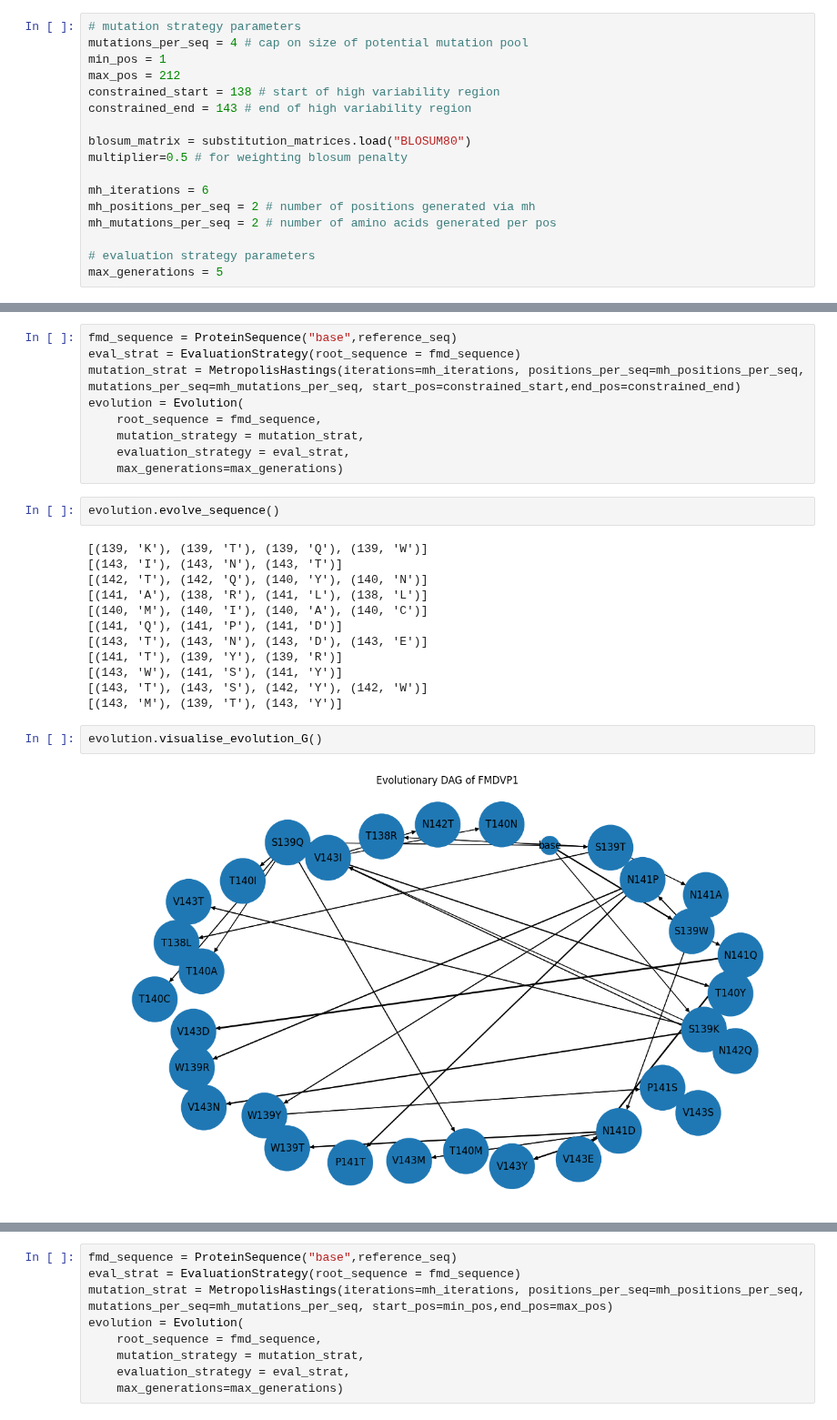
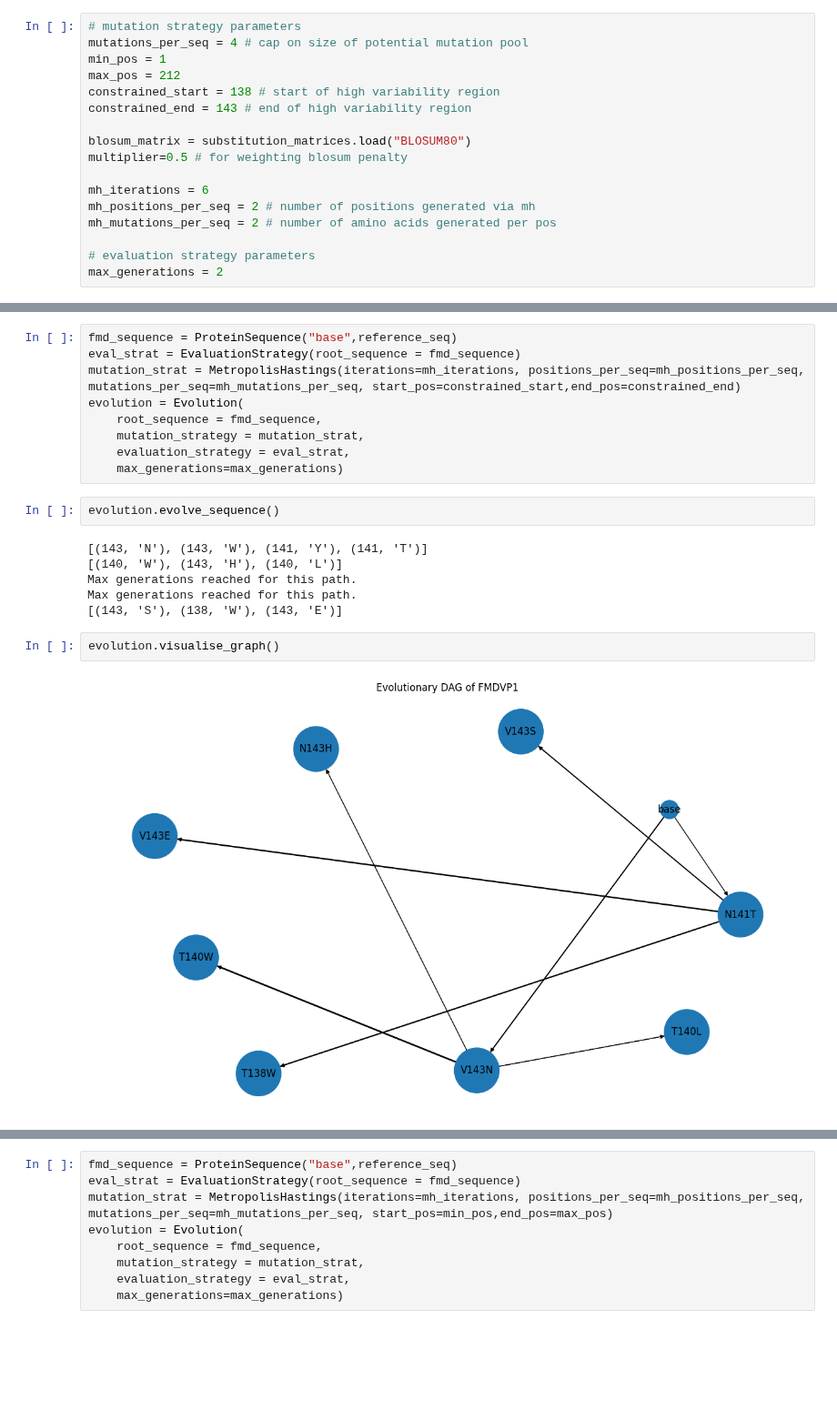
Before and after one commit to aubreyagub/esm2_for_fmdv, a Jupyter notebook: fmd_evolution/fmd-mh.ipynb, the cells around one changed output, grey strips where cells are left out. Shown at 91% size. Cells and saved outputs as stored; diff of their text form; blank space fills up the shorter version.

```diff
--- a/fmd_evolution/fmd-mh.ipynb
+++ b/fmd_evolution/fmd-mh.ipynb
@@ -30,4 +30,4 @@ mh_positions_per_seq = 2 # number of positions generated via mh
 mh_mutations_per_seq = 2 # number of amino acids generated per pos
 
 # evaluation strategy parameters
-max_generations = 5
+max_generations = 2
@@ -43,19 +55,13 @@ evolution = Evolution(
 # %%
 evolution.evolve_sequence()
 # %% [output]
-[(139, 'K'), (139, 'T'), (139, 'Q'), (139, 'W')]
-[(143, 'I'), (143, 'N'), (143, 'T')]
-[(142, 'T'), (142, 'Q'), (140, 'Y'), (140, 'N')]
-[(141, 'A'), (138, 'R'), (141, 'L'), (138, 'L')]
-[(140, 'M'), (140, 'I'), (140, 'A'), (140, 'C')]
-[(141, 'Q'), (141, 'P'), (141, 'D')]
-[(143, 'T'), (143, 'N'), (143, 'D'), (143, 'E')]
-[(141, 'T'), (139, 'Y'), (139, 'R')]
-[(143, 'W'), (141, 'S'), (141, 'Y')]
-[(143, 'T'), (143, 'S'), (142, 'Y'), (142, 'W')]
-[(143, 'M'), (139, 'T'), (143, 'Y')]
+[(143, 'N'), (143, 'W'), (141, 'Y'), (141, 'T')]
+[(140, 'W'), (143, 'H'), (140, 'L')]
+Max generations reached for this path.
+Max generations reached for this path.
+[(143, 'S'), (138, 'W'), (143, 'E')]
 # %%
-evolution.visualise_evolution_G()
+evolution.visualise_graph()
 # %% [output]
-[figure, old version]
+[figure, new version]
 # %%
```
Also changed, not shown: parts of 10 cells of this notebook, 1 other file.
